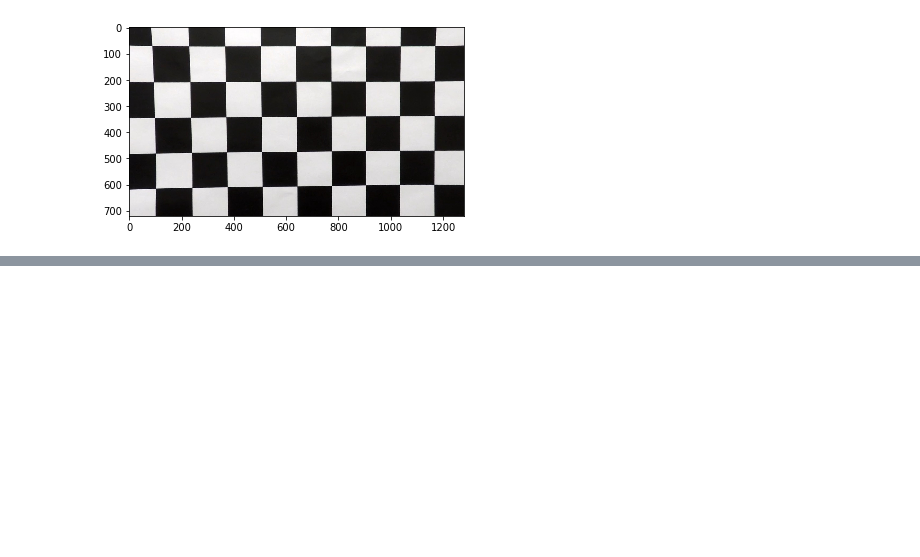
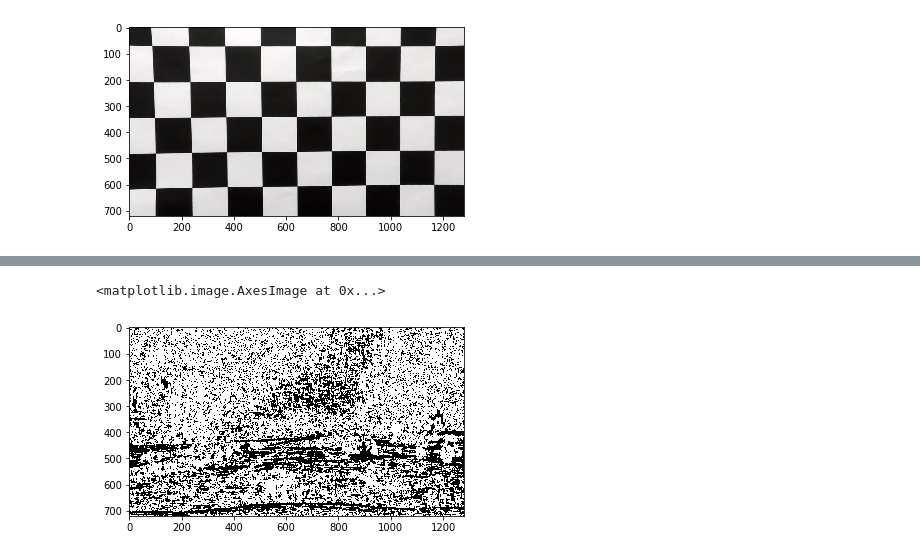
Before and after one commit to root221/CarND-Advanced-Lane-Lines, a Jupyter notebook: LaneLines.ipynb, the cells around one changed output, grey strips where cells are left out. Drawn from its saved outputs; the diff is of its cells as text; code cells hidden in the pictures; blank space fills up the shorter version.

```diff
--- a/LaneLines.ipynb
+++ b/LaneLines.ipynb
@@ -112,15 +113,14 @@ def mag_thresh(img, sobel_kernel=3, thresh_min=0,thresh_max=255):
     return binary_output
 # %%
-def dir_thresh(img, sobel_kernel=3,thresh_min=0,thresh_max=255):
+def dir_thresh(img, sobel_kernel=3,thresh_min=0,thresh_max=np.pi/2):
     gray = cv2.cvtColor(img, cv2.COLOR_RGB2GRAY)
     # take the gradient in x and y separately
-    sobelx = cv2.Sobel(gray, cv2.CV_64F, 1, 0)
-    sobely = cv2.Sobel(gray, cv2.CV_64F, 0, 1)
+    sobelx = cv2.Sobel(gray, cv2.CV_64F, 1, 0, ksize=sobel_kernel)
+    sobely = cv2.Sobel(gray, cv2.CV_64F, 0, 1, ksize=sobel_kernel)
     abs_sobelx = np.abs(sobelx)
     abs_sobely = np.abs(sobely)
     direction = np.arctan2(abs_sobelx,abs_sobely)
-    scale_direction = (direction*255)/np.max(direction)
-    binary_output = np.zeros_like(scale_direction)
-    binary_output[(scale_direction >= thresh_min) & (scale_direction < thresh_max)] = 1
+    binary_output = np.zeros_like(direction)
+    binary_output[(direction >= thresh_min) & (direction <= thresh_max)] = 1
     return binary_output
 # %%
@@ -138,0 +145,6 @@ plt.imshow(dst)
+# %%
+dir_binary = dir_thresh(dst,15,0.3,1.7)
+plt.imshow(dir_binary,cmap='gray')
+# %% [output]
+<matplotlib.image.AxesImage at 0x...>
+[figure, added]
```
Also changed, not shown: parts of 11 cells of this notebook.
